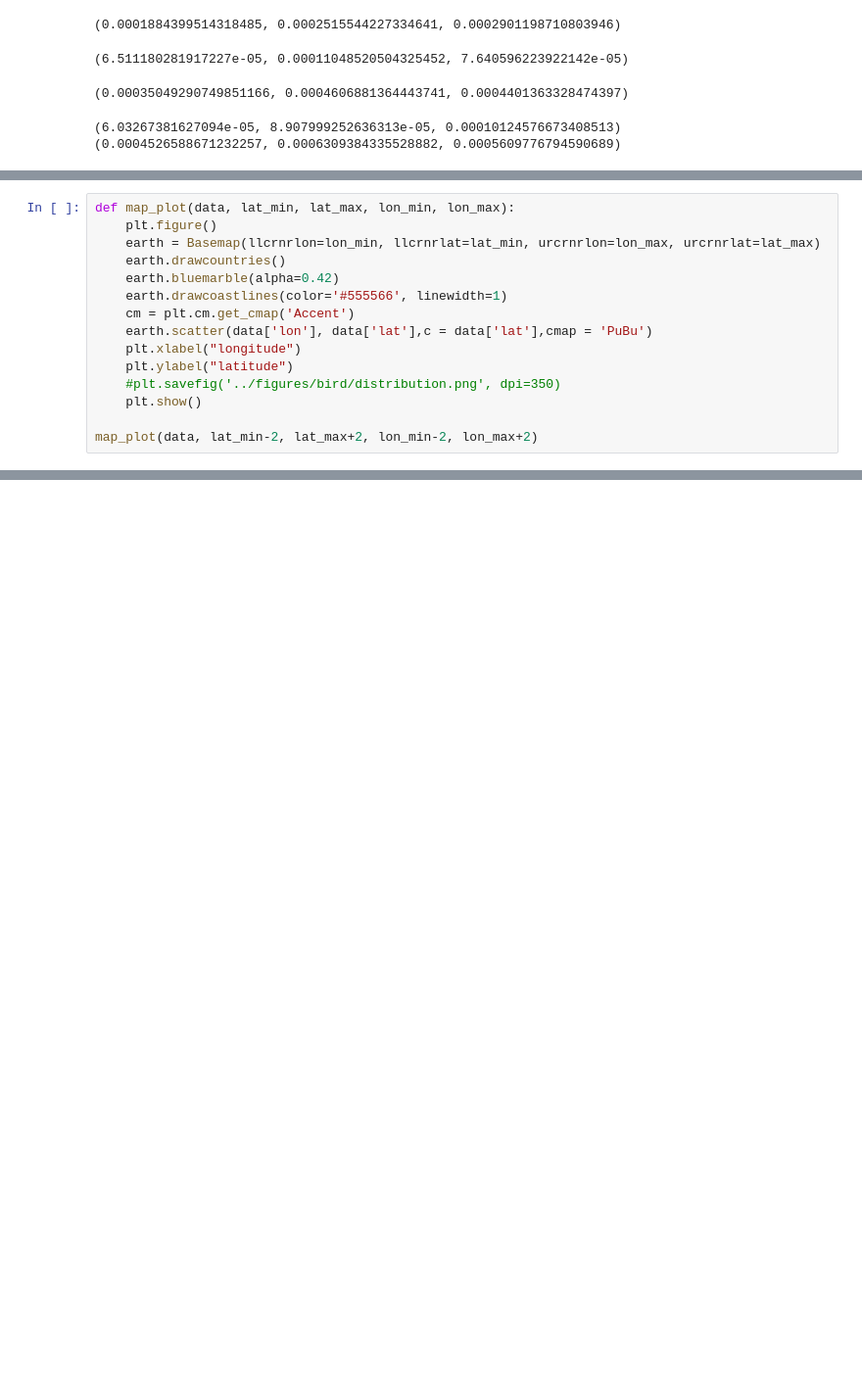
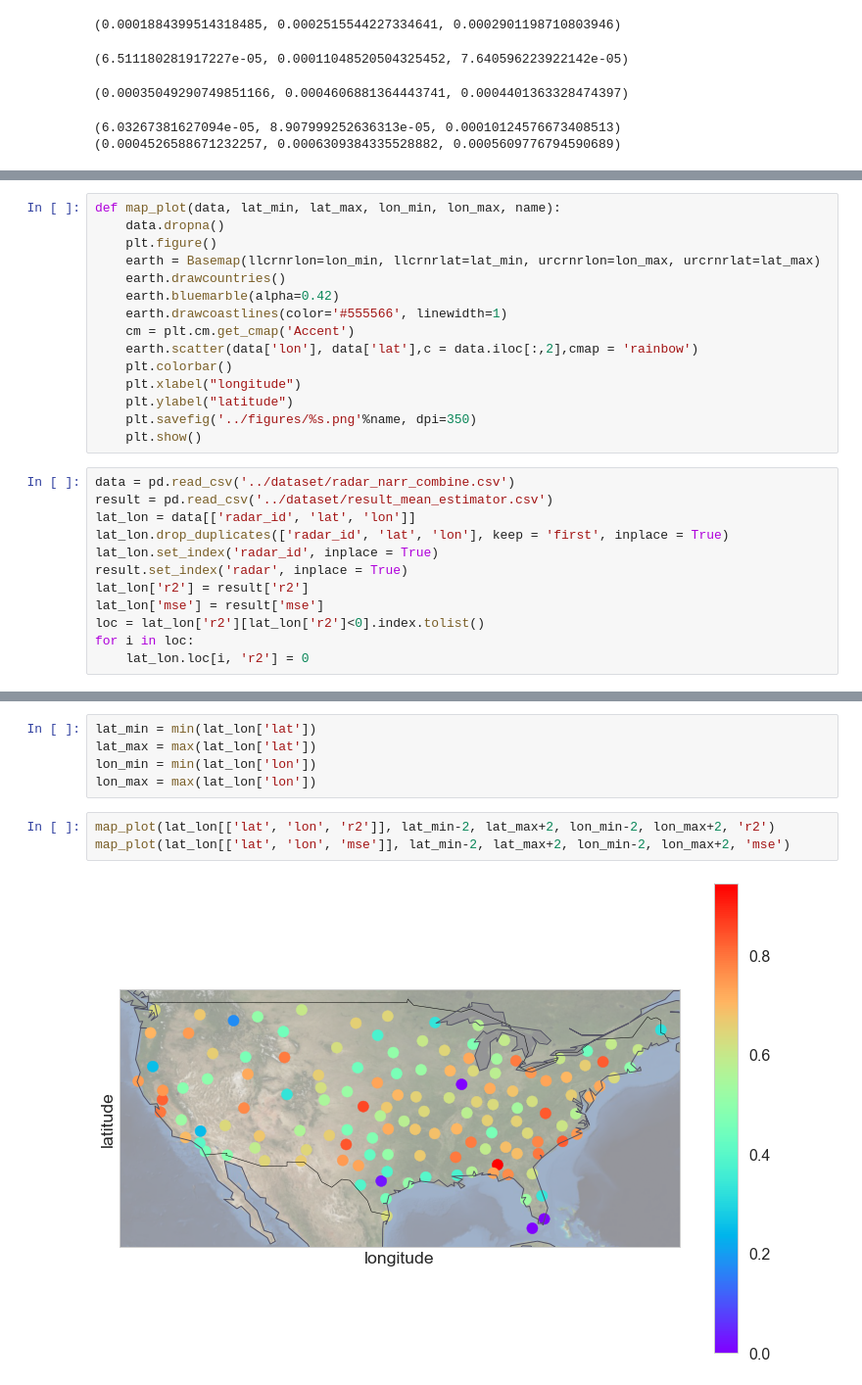
Before and after one commit to tonglinyan/animal_trajectory_prediction, a Jupyter notebook: Birds/code/bird_forecasting_evaluation.ipynb, the cells around one changed output, grey strips where cells are left out. Shown at 98% size. Saved outputs shown, nothing was run; the diff lists cells and outputs as text; blank space fills up the shorter version.

Commit message:
figures

```diff
--- a/Birds/code/bird_forecasting_evaluation.ipynb
+++ b/Birds/code/bird_forecasting_evaluation.ipynb
@@ -147,15 +150,27 @@ print(evaluation(to_list(data[len(data)-len(y_pred_RF6):]), to_list(y_pred_RF6))
 # %%
-def map_plot(data, lat_min, lat_max, lon_min, lon_max):
+def map_plot(data, lat_min, lat_max, lon_min, lon_max, name):
+    data.dropna()
     plt.figure()
     earth = Basemap(llcrnrlon=lon_min, llcrnrlat=lat_min, urcrnrlon=lon_max, urcrnrlat=lat_max)
     earth.drawcountries()
     earth.bluemarble(alpha=0.42)
     earth.drawcoastlines(color='#555566', linewidth=1)
     cm = plt.cm.get_cmap('Accent')
-    earth.scatter(data['lon'], data['lat'],c = data['lat'],cmap = 'PuBu')
+    earth.scatter(data['lon'], data['lat'],c = data.iloc[:,2],cmap = 'rainbow')
+    plt.colorbar()
     plt.xlabel("longitude")
     plt.ylabel("latitude")
-    #plt.savefig('../figures/bird/distribution.png', dpi=350)
+    plt.savefig('../figures/%s.png'%name, dpi=350)
     plt.show()
-
-map_plot(data, lat_min-2, lat_max+2, lon_min-2, lon_max+2)
+# %%
+data = pd.read_csv('../dataset/radar_narr_combine.csv')
+result = pd.read_csv('../dataset/result_mean_estimator.csv')
+lat_lon = data[['radar_id', 'lat', 'lon']]
+lat_lon.drop_duplicates(['radar_id', 'lat', 'lon'], keep = 'first', inplace = True)
+lat_lon.set_index('radar_id', inplace = True)
+result.set_index('radar', inplace = True)
+lat_lon['r2'] = result['r2']
+lat_lon['mse'] = result['mse']
+loc = lat_lon['r2'][lat_lon['r2']<0].index.tolist()
+for i in loc:
+    lat_lon.loc[i, 'r2'] = 0
@@ -161,0 +197,10 @@ map_plot(data, lat_min-2, lat_max+2, lon_min-2, lon_max+2)
+# %%
+lat_min = min(lat_lon['lat'])
+lat_max = max(lat_lon['lat'])
+lon_min = min(lat_lon['lon'])
+lon_max = max(lat_lon['lon'])
+# %%
+map_plot(lat_lon[['lat', 'lon', 'r2']], lat_min-2, lat_max+2, lon_min-2, lon_max+2, 'r2')
+map_plot(lat_lon[['lat', 'lon', 'mse']], lat_min-2, lat_max+2, lon_min-2, lon_max+2, 'mse')
+# %% [output]
+[figure, added]
```
Also changed, not shown: parts of 4 cells of this notebook, 21 other files.
